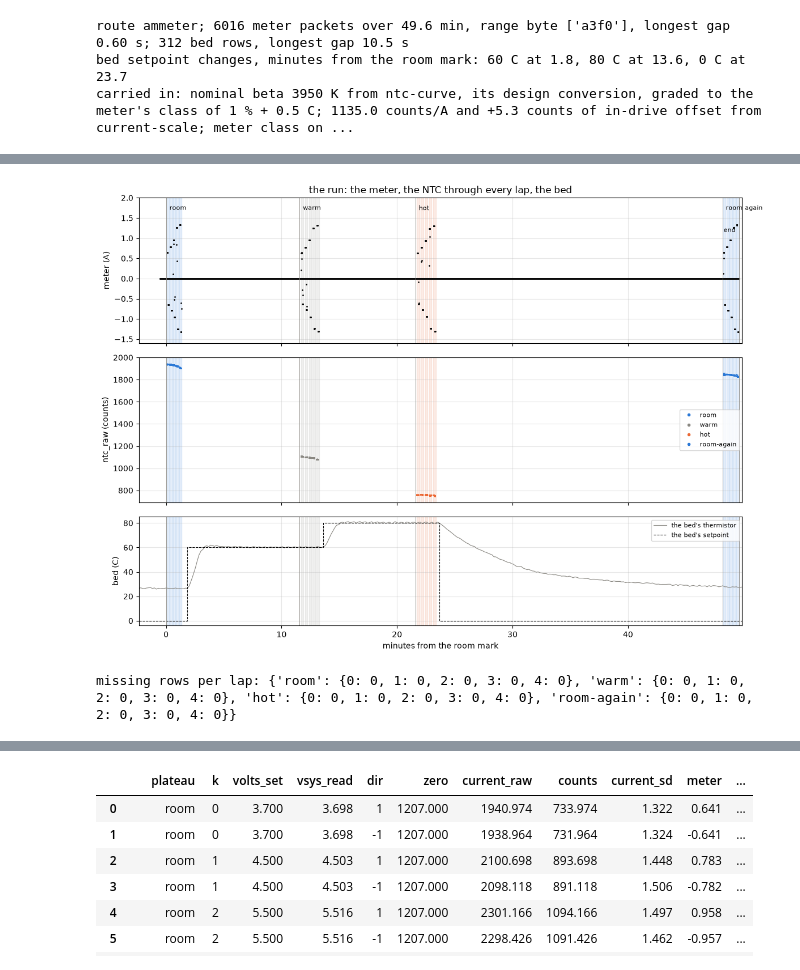
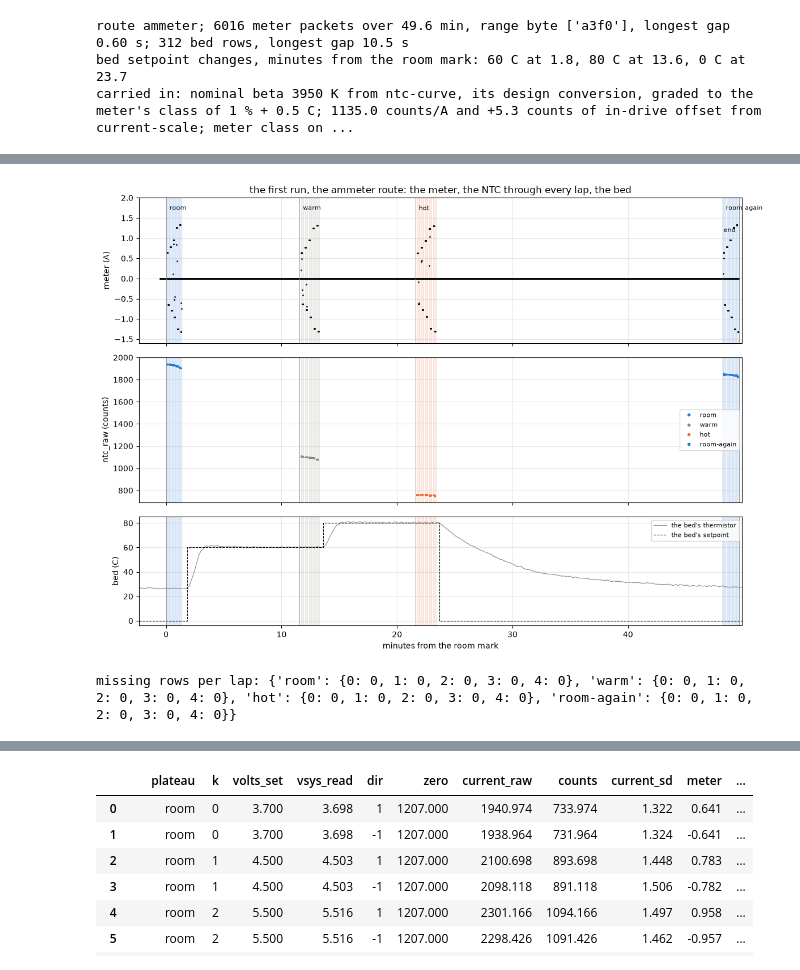
Before and after one commit to OpenServoCore/notebooks, a Jupyter notebook: stages/1-board/opamp-temperature/opamp-temperature.ipynb, the cells around one changed output, grey strips where cells are left out. Cells and saved outputs as stored; diff of their text form; code cells hidden in the pictures.

```diff
--- a/stages/1-board/opamp-temperature/opamp-temperature.ipynb
+++ b/stages/1-board/opamp-temperature/opamp-temperature.ipynb
@@ -126,42 +189,42 @@ The whole run on one time axis. The meter's log with each lap's sweep shaded and
 # %%
 SEG_T0 = {0: 0.0, 1: 1.0, 2: 6.0}      # nominal start of each segment inside a lap: 1 s rest, 3 s drive, 2 s rest not streamed, 3 s drive
 
-def lap_trace(p, L, step=200):
+def lap_trace(root, p, L, step=200):
     # the rows of one lap thinned to every 10 ms, placed on the host clock at the lap's start plus the segment's nominal offset
-    df, meta = tel.load(CAPTURE / p / L["folder"], BOARD)             # checks the sense block against the board entry
+    df, meta = tel.load(root / p / L["folder"], BOARD)                # checks the sense block against the board entry
     d = df.iloc[::step].copy()
     d["t_host"] = L["t_start"] + d["seg"].map(SEG_T0) + d["tick"] / meta["tick_hz"]
     d["plateau"], d["k"], d["missing"] = p, int(L["k"]), int(tel.gaps(df).sum())
     return d
 
-trace = pd.concat([lap_trace(L["plateau"], L) for _, L in levels.iterrows()], ignore_index=True)
+trace = pd.concat([lap_trace(CAPTURE, L["plateau"], L) for _, L in levels.iterrows()], ignore_index=True)
 missing = trace.drop_duplicates(["plateau", "k"]).set_index(["plateau", "k"])["missing"]
 fig, ax = plt.subplots(3, 1, figsize=(12, 8.5), sharex=True, gridspec_kw={"height_ratios": [1.6, 1.6, 1.2]})
 ax[0].plot(tm(dmm["t_host"]), dmm["value"], ".", ms=2, color=INK)
 for _, L in levels.iterrows():                                        # each lap's sweep window, in the plateau's colour
     for a in ax:
         a.axvspan(tm(L["t_start"]), tm(L["t_end"]), color=COLOR[L["plateau"]], alpha=0.12)
 ax[0].set_ylabel("meter (A)")
 for p in PLATEAUS:
     g = trace[trace["plateau"] == p]
     ax[1].plot(tm(g["t_host"]), g["ntc_raw"], ".", ms=1.5, color=COLOR[p], label=p)
 ax[1].set_ylabel("ntc_raw (counts)"); ax[1].legend(fontsize=8, loc="center right", markerscale=4)
 ax[2].plot(tm(heater["t_host"]), heater["bed_c"], "-", lw=0.8, color=MUTED, label="the bed's thermistor")
 ax[2].step(tm(heater["t_host"]), heater["target_c"], where="post", lw=0.8, ls="--", color=INK, label="the bed's setpoint")
 ax[2].set_ylabel("bed (C)"); ax[2].legend(fontsize=8, loc="upper right")
 for a in ax:
     for _, m in marks.iterrows():                                     # the marks
         a.axvline(tm(m["t_host"]), color=MUTED, lw=0.6)
     a.grid(alpha=0.3)
 for _, m in marks.iterrows():                                         # the mark names along the top of the first panel, `end` a row lower and to the left of its line
     end = m["mark"] == "end"
     ax[0].text(tm(m["t_host"]) + (-0.3 if end else 0.3), 0.80 if end else 0.95, m["mark"], fontsize=8, va="top", ha="right" if end else "left", transform=ax[0].get_xaxis_transform())
-ax[0].set_ylim(-1.6, 2.0); ax[0].set_title("the run: the meter, the NTC through every lap, the bed")
+ax[0].set_ylim(-1.6, 2.0); ax[0].set_title("the first run, the ammeter route: the meter, the NTC through every lap, the bed")
 ax[-1].set_xlabel("minutes from the room mark"); ax[-1].set_xlim(tm(heater["t_host"].iloc[0]), tm(heater["t_host"].iloc[-1]))
 plt.tight_layout(); plt.show()
 print("missing rows per lap:", {p: missing[p].to_dict() for p in PLATEAUS})
 # %% [output]
-[figure, old version]
+[figure, new version]
 missing rows per lap: {'room': {0: 0, 1: 0, 2: 0, 3: 0, 4: 0}, 'warm': {0: 0, 1: 0, 2: 0, 3: 0, 4: 0}, 'hot': {0: 0, 1: 0, 2: 0, 3: 0, 4: 0}, 'room-again': {0: 0, 1: 0, 2: 0, 3: 0, 4: 0}}
 # %% [markdown]
 The meter reads zero between laps and a stroke each way in every lap, the strokes a little shorter at the warm and hot plateaus. The NTC's count steps down from about 1930 at room to 1100 at warm and 760 at hot, and sits at 1840 at room again, which the next section turns into degrees. The bed sits well over the board at the two heated plateaus, as in ntc-curve, 60 C of bed for about 50 C of board and 80 C for about 63 C, and it sat at 26 to 27 C with its heater off through the room laps, warm from the earlier run, so the first plateau is not the room's 24 C either. No lap of any plateau dropped a row.
```
Also changed, not shown: parts of 20 cells of this notebook, 58 other files.
